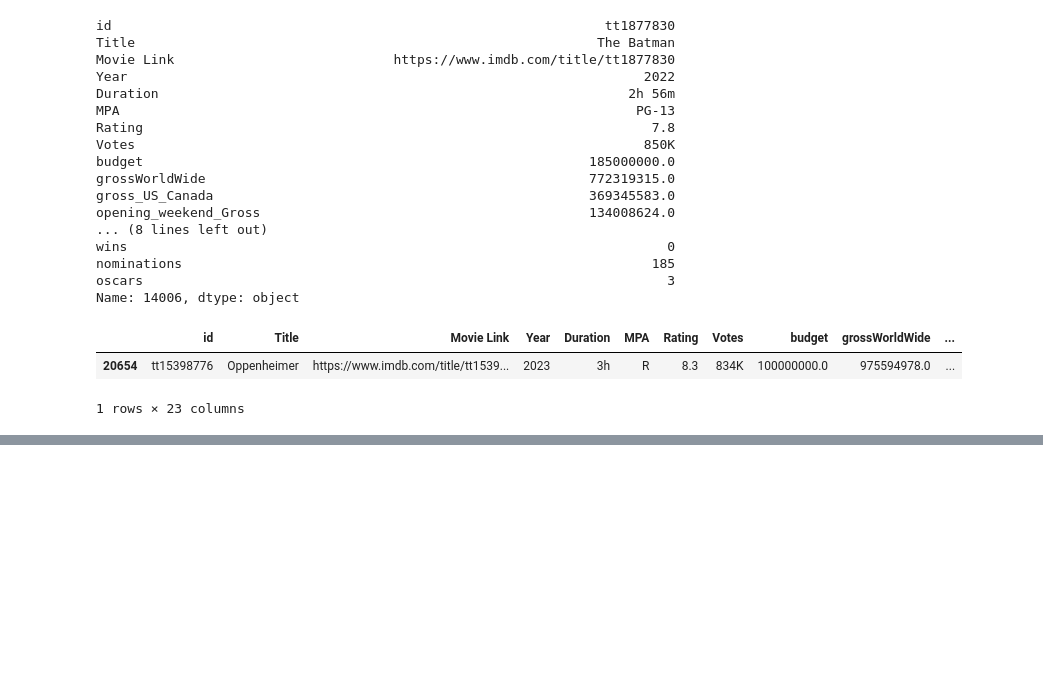
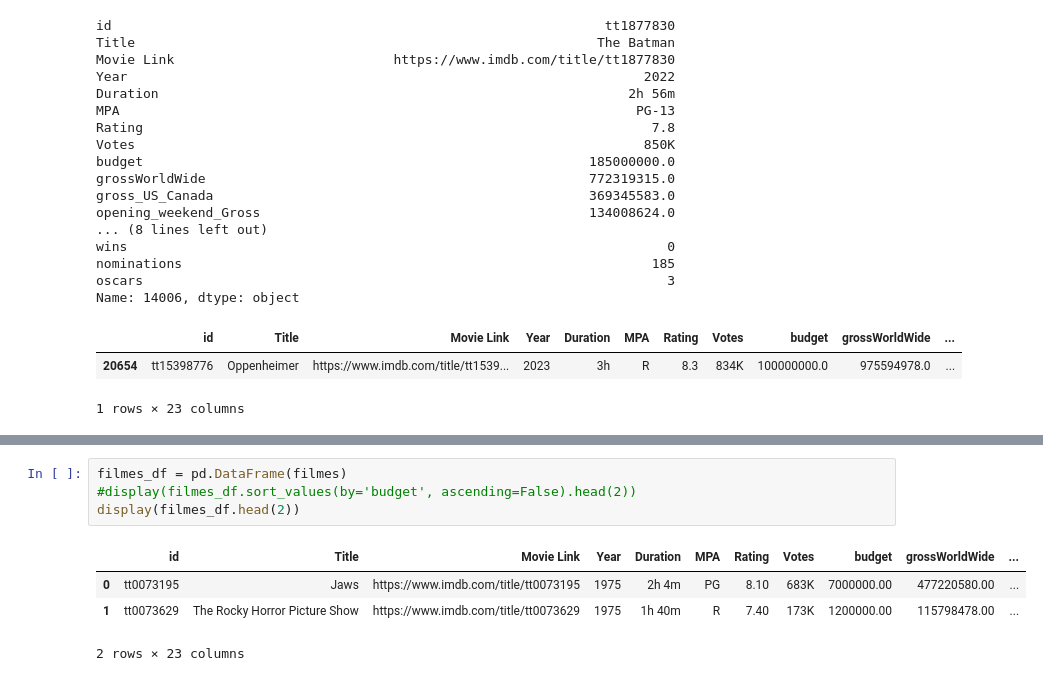
Before and after one commit to jvitsilva/Statistics_for_Data-Science, a Jupyter notebook: notebooktest.ipynb, the cells around one changed output, grey strips where cells are left out. Saved outputs shown, nothing was run; the diff lists cells and outputs as text; blank space fills up the shorter version.

```diff
--- a/notebooktest.ipynb
+++ b/notebooktest.ipynb
@@ -131,0 +211,9 @@ Os oscars dos filmes vão de 0 até 11
+# %%
+filmes_df = pd.DataFrame(filmes)
+#display(filmes_df.sort_values(by='budget', ascending=False).head(2))
+display(filmes_df.head(2))
+# %% [output]
+|  | id | Title | Movie Link | Year | Duration | MPA | Rating | Votes | budget | grossWorldWide | ... |
+| 0 | tt0073195 | Jaws | https://www.imdb.com/title/tt0073195 | 1975 | 2h 4m | PG | 8.10 | 683K | 7000000.00 | 477220580.00 | ... |
+| 1 | tt0073629 | The Rocky Horror Picture Show | https://www.imdb.com/title/tt0073629 | 1975 | 1h 40m | R | 7.40 | 173K | 1200000.00 | 115798478.00 | ... |
+2 rows × 23 columns
```
Also changed, not shown: parts of 20 cells of this notebook.
